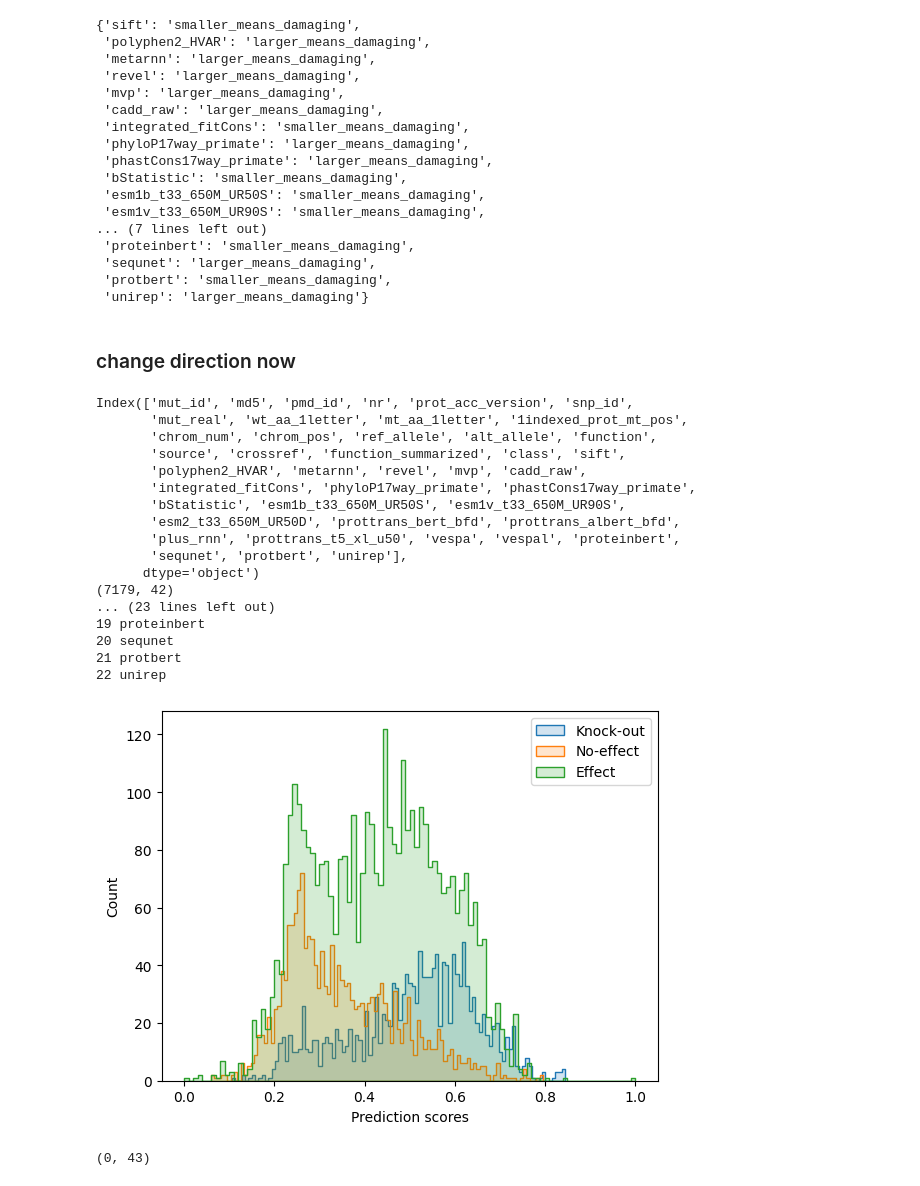
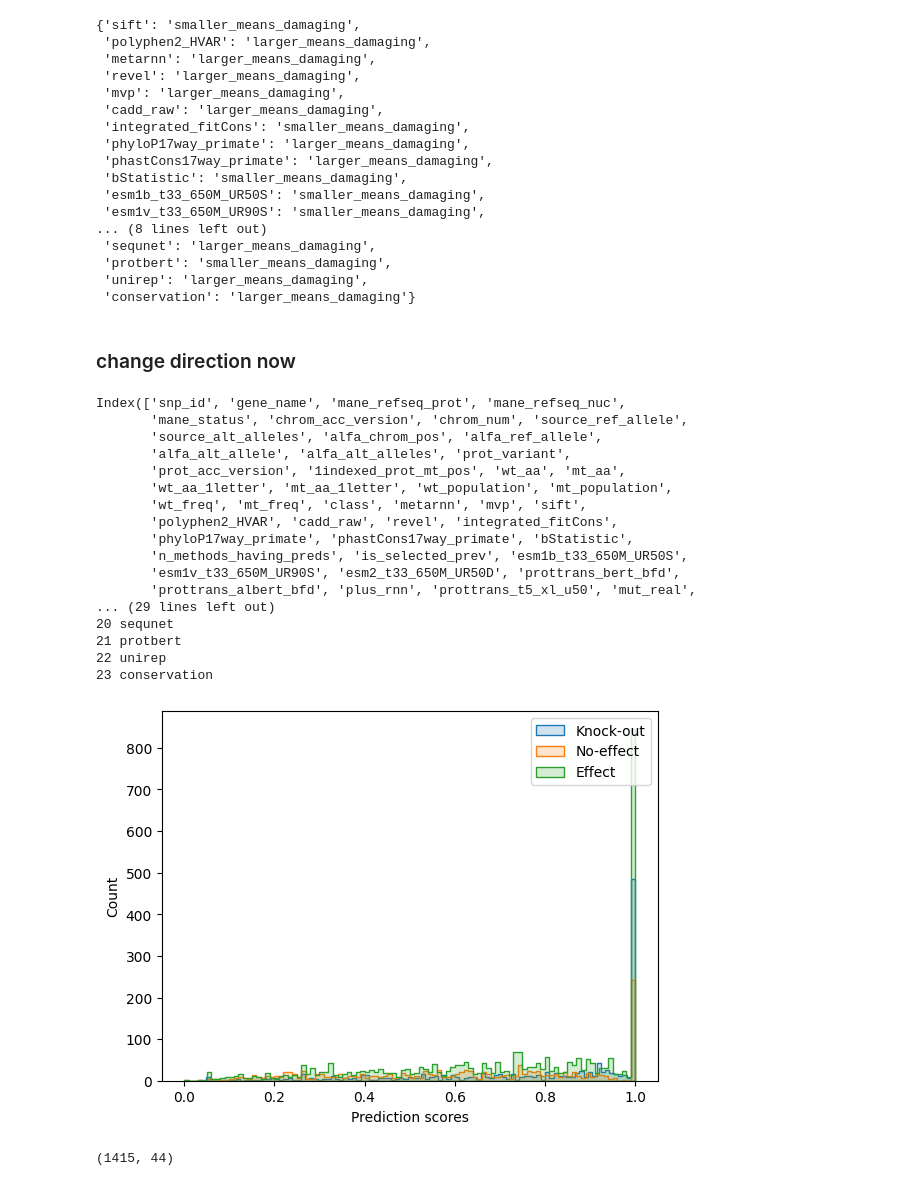
Before and after one commit to akabiraka/mutation_effect_analysis, a Jupyter notebook: models/aa_common/make_unidirectional_merged_scores.ipynb, the cells around one changed output. Cells and saved outputs as stored; diff of their text form; code cells hidden in the pictures.

```diff
--- a/models/aa_common/make_unidirectional_merged_scores.ipynb
+++ b/models/aa_common/make_unidirectional_merged_scores.ipynb
@@ -66,7 +66,7 @@ Knock-out    1584
 Name: class, dtype: int64
 # %%
 # watching raw scores
-model_pred_col="esm1b_t33_650M_UR50S"
+model_pred_col="conservation"
 df["pred"] = df[model_pred_col]
 plot_distribution(df)
 # %% [output]
@@ -82,15 +82,12 @@ plot_distribution(df)
 positive_cls, negative_cls = "Effect", "No-effect"
 
 raw_direction_dict = {}
-for i, method_name in enumerate(method_names):
+for i, method_name in enumerate(all_method_names):
     # print(i, method_name, end=" ")
     # method_name = "vespa"
     raw_direction = "larger_means_damaging"
     raw_direction_dict[method_name] = raw_direction
 
-    # median = df[method_name].median()
-    # print(df[pd.isna(df[method_name])][method_name])
-    # df.loc[pd.isna(df[method_name]), method_name] = median # filling with median in the missing prediction score location
     df["pred"]=(df[method_name]-df[method_name].min())/(df[method_name].max()-df[method_name].min()) # scaling prediction scores between [0, 1]
 
     positive_cls_df = df[df["class"]==positive_cls].copy()
@@ -127,11 +124,11 @@ raw_direction_dict
  'bStatistic': 'smaller_means_damaging',
  'esm1b_t33_650M_UR50S': 'smaller_means_damaging',
  'esm1v_t33_650M_UR90S': 'smaller_means_damaging',
-... (7 lines left out)
- 'proteinbert': 'smaller_means_damaging',
+... (8 lines left out)
  'sequnet': 'larger_means_damaging',
  'protbert': 'smaller_means_damaging',
- 'unirep': 'larger_means_damaging'}
+ 'unirep': 'larger_means_damaging',
+ 'conservation': 'larger_means_damaging'}
 # %%
 direction_df = pd.DataFrame(list(raw_direction_dict.items()), columns=["method_name", "raw_direction"])
 direction_df.to_csv(home_dir+f"data/merged_predictions_raw/raw_scores_direction.tsv", sep="\t", index=False, header=True)
@@ -139,12 +136,10 @@ direction_df.to_csv(home_dir+f"data/merged_predictions_raw/raw_scores_direction.
 ### change direction now
 # %%
 def change_direction(df:pd.DataFrame):
-    for i, method_name in enumerate(method_names):
+    for i, method_name in enumerate(all_method_names):
         print(i, method_name)
         # method_name = "esm1b_t33_650M_UR50S"
 
-        # median = df[method_name].median()
-        # df.loc[pd.isna(df[method_name]), method_name] = median # filling with median in the missing prediction score location
         df["pred"]=(df[method_name]-df[method_name].min())/(df[method_name].max()-df[method_name].min()) # scaling prediction scores between [0, 1]
 
         if raw_direction_dict[method_name] == "smaller_means_damaging":
@@ -156,35 +151,35 @@ def change_direction(df:pd.DataFrame):
         # break
     return df
 # %%
-task = "pmd" # pmd, popu_freq, patho
+task = "popu_freq" # pmd, popu_freq, patho
 df = get_merged_scores_raw_df(task, home_dir)
 df = change_direction(df)
 df.to_csv(home_dir+f"data/merged_predictions_unidirectional/{task}.tsv", sep="\t", index=False, header=True)
 # %% [output]
-Index(['mut_id', 'md5', 'pmd_id', 'nr', 'prot_acc_version', 'snp_id',
-       'mut_real', 'wt_aa_1letter', 'mt_aa_1letter', '1indexed_prot_mt_pos',
-       'chrom_num', 'chrom_pos', 'ref_allele', 'alt_allele', 'function',
-       'source', 'crossref', 'function_summarized', 'class', 'sift',
-       'polyphen2_HVAR', 'metarnn', 'revel', 'mvp', 'cadd_raw',
-       'integrated_fitCons', 'phyloP17way_primate', 'phastCons17way_primate',
-       'bStatistic', 'esm1b_t33_650M_UR50S', 'esm1v_t33_650M_UR90S',
-       'esm2_t33_650M_UR50D', 'prottrans_bert_bfd', 'prottrans_albert_bfd',
-       'plus_rnn', 'prottrans_t5_xl_u50', 'vespa', 'vespal', 'proteinbert',
-       'sequnet', 'protbert', 'unirep'],
-      dtype='object')
-(7179, 42)
-... (23 lines left out)
-19 proteinbert
+Index(['snp_id', 'gene_name', 'mane_refseq_prot', 'mane_refseq_nuc',
+       'mane_status', 'chrom_acc_version', 'chrom_num', 'source_ref_allele',
+       'source_alt_alleles', 'alfa_chrom_pos', 'alfa_ref_allele',
+       'alfa_alt_allele', 'alfa_alt_alleles', 'prot_variant',
+       'prot_acc_version', '1indexed_prot_mt_pos', 'wt_aa', 'mt_aa',
+       'wt_aa_1letter', 'mt_aa_1letter', 'wt_population', 'mt_population',
+       'wt_freq', 'mt_freq', 'class', 'metarnn', 'mvp', 'sift',
+       'polyphen2_HVAR', 'cadd_raw', 'revel', 'integrated_fitCons',
+       'phyloP17way_primate', 'phastCons17way_primate', 'bStatistic',
+       'n_methods_having_preds', 'is_selected_prev', 'esm1b_t33_650M_UR50S',
+       'esm1v_t33_650M_UR90S', 'esm2_t33_650M_UR50D', 'prottrans_bert_bfd',
+       'prottrans_albert_bfd', 'plus_rnn', 'prottrans_t5_xl_u50', 'mut_real',
+... (29 lines left out)
 20 sequnet
 21 protbert
 22 unirep
+23 conservation
 # %%
 # watching direction-changed scores, this only plots for pmd
-method_name = "esm1b_t33_650M_UR50S"
+method_name = "conservation"
 df["pred"] = df[method_name]
 plot_distribution(df)
 # did it change: yes
 print(df[pd.isna(df[method_name])].shape)
 # %% [output]
-[figure, old version]
+[figure, new version]
-(0, 43)
+(1415, 44)
```
Also changed, not shown: parts of 4 cells of this notebook, 4 other files.
